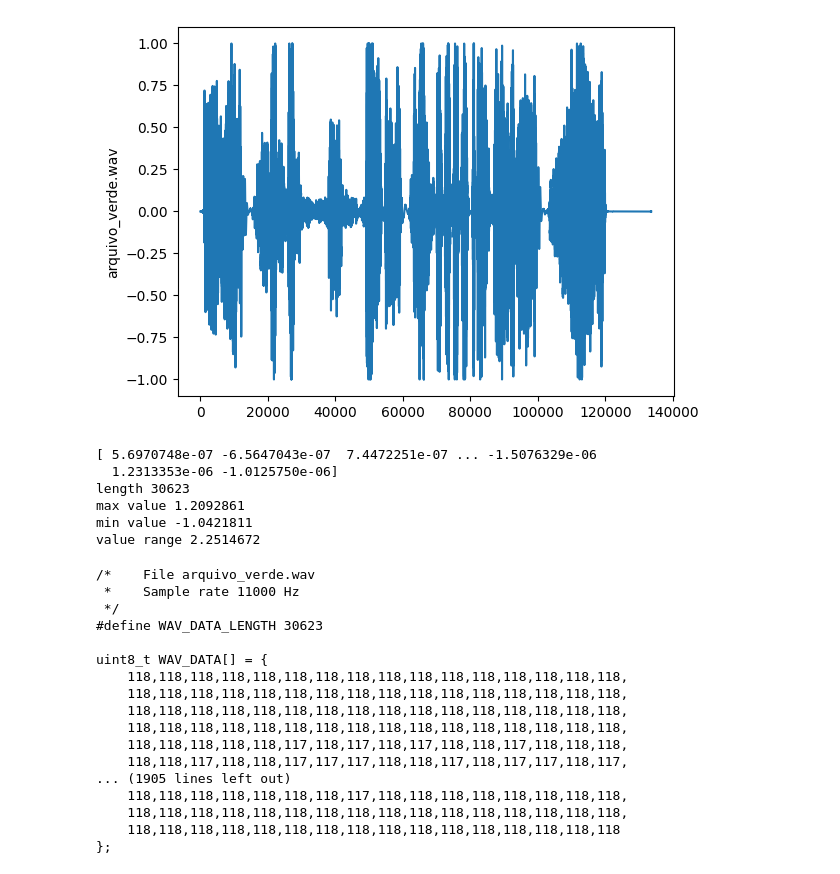
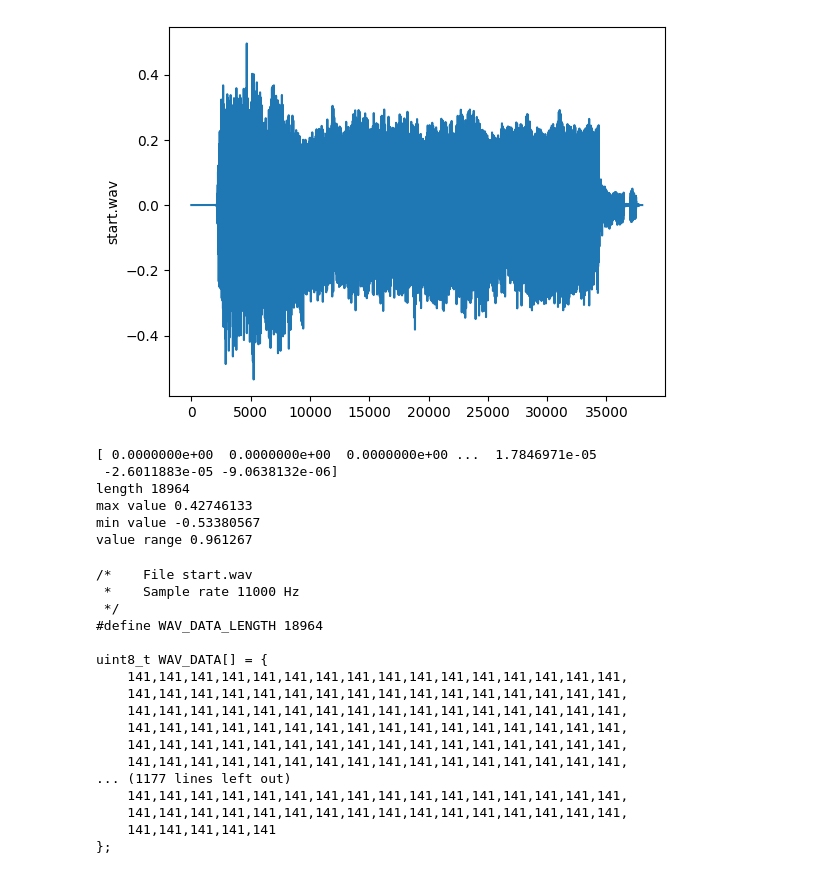
Before and after one commit to insper-classroom/26a-emb-aps-1-strava, a Jupyter notebook: main/Raspberry Pi Pico PWM Wave File Converter.ipynb, the cells around one changed output. Saved outputs shown, nothing was run; the diff lists cells and outputs as text; code cells hidden in the pictures.

```diff
--- a/main/Raspberry Pi Pico PWM Wave File Converter.ipynb
+++ b/main/Raspberry Pi Pico PWM Wave File Converter.ipynb
@@ -1,17 +1,17 @@
 # %%
 import soundfile as sf
 import matplotlib.pyplot as plt
 
-soundfile = 'arquivo_verde.wav'
+soundfile = 'start.wav'
 data_in, datasamplerate = sf.read(soundfile)
 # This means stereo so extract one channel 0
 if len(data_in.shape)>1:
     data_in = data_in[:,0]
 plt.plot(data_in)
 plt.ylabel(soundfile)
 plt.show()
 # %% [output]
-[figure, old version]
+[figure, new version]
 # %%
 import samplerate
 converter = 'sinc_best'  # or 'sinc_fastest', ...
@@ -27,12 +27,12 @@ print("min value", min(data_out))
 vrange = (maxValue - minValue)
 print("value range", vrange)
 # %% [output]
-[ 5.6970748e-07 -6.5647043e-07  7.4472251e-07 ... -1.5076329e-06
-  1.2313353e-06 -1.0125750e-06]
-length 30623
-max value 1.2092861
-min value -1.0421811
-value range 2.2514672
+[ 0.0000000e+00  0.0000000e+00  0.0000000e+00 ...  1.7846971e-05
+ -2.6011883e-05 -9.0638132e-06]
+length 18964
+max value 0.42746133
+min value -0.53380567
+value range 0.961267
 # %%
 m68code = "/*    File "+soundfile+ "\r\n *    Sample rate "+str(int(desired_sample_rate)) +" Hz\r\n */\r\n"
 m68code += "#define WAV_DATA_LENGTH "+str(len(data_out))+" \r\n\r\n"
@@ -64,20 +64,20 @@ end_value = int( (firstvalue + lastvalue) / 2)
 m68code+=str(end_value)+'    \r\n};'
 print(m68code)
 # %% [output]
-/*    File arquivo_verde.wav
+/*    File start.wav
  *    Sample rate 11000 Hz
  */
-#define WAV_DATA_LENGTH 30623
+#define WAV_DATA_LENGTH 18964
 
 uint8_t WAV_DATA[] = {
-    118,118,118,118,118,118,118,118,118,118,118,118,118,118,118,118,
-    118,118,118,118,118,118,118,118,118,118,118,118,118,118,118,118,
-    118,118,118,118,118,118,118,118,118,118,118,118,118,118,118,118,
-    118,118,118,118,118,118,118,118,118,118,118,118,118,118,118,118,
-    118,118,118,118,118,117,118,117,118,117,118,118,117,118,118,118,
-    118,118,117,118,118,117,117,117,118,118,117,118,117,117,118,117,
-... (1905 lines left out)
-    118,118,118,118,118,118,118,117,118,118,118,118,118,118,118,118,
-    118,118,118,118,118,118,118,118,118,118,118,118,118,118,118,118,
-    118,118,118,118,118,118,118,118,118,118,118,118,118,118,118,118
+    141,141,141,141,141,141,141,141,141,141,141,141,141,141,141,141,
+    141,141,141,141,141,141,141,141,141,141,141,141,141,141,141,141,
+    141,141,141,141,141,141,141,141,141,141,141,141,141,141,141,141,
+    141,141,141,141,141,141,141,141,141,141,141,141,141,141,141,141,
+    141,141,141,141,141,141,141,141,141,141,141,141,141,141,141,141,
+    141,141,141,141,141,141,141,141,141,141,141,141,141,141,141,141,
+... (1177 lines left out)
+    141,141,141,141,141,141,141,141,141,141,141,141,141,141,141,141,
+    141,141,141,141,141,141,141,141,141,141,141,141,141,141,141,141,
+    141,141,141,141,141
 };
```
Also changed, not shown: 12 other files.
